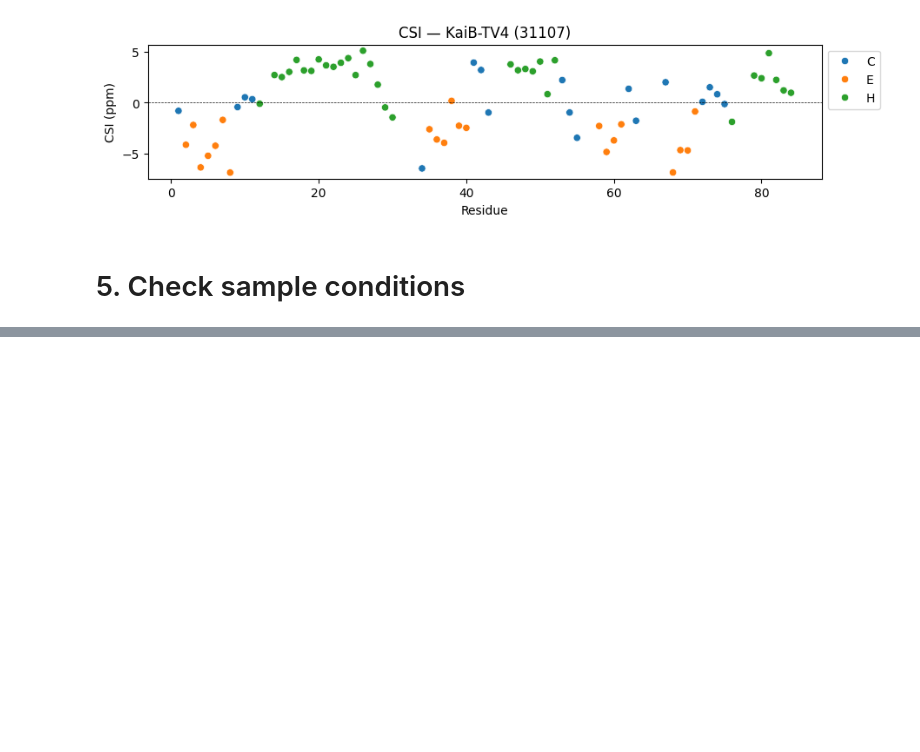
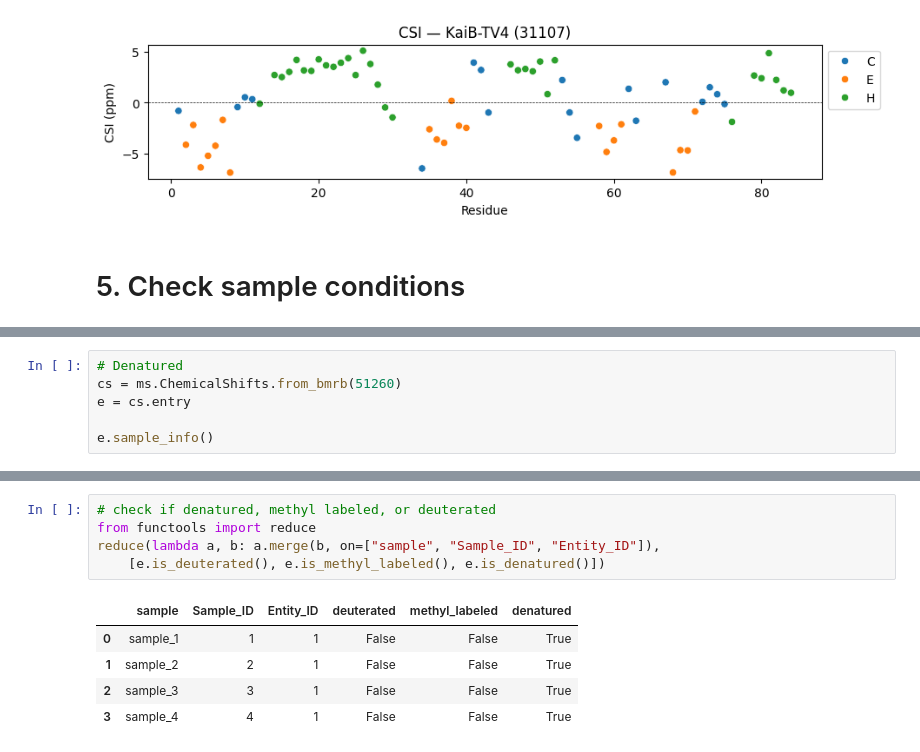
Before and after one commit to WaymentSteeleLab/makeshift, a Jupyter notebook: demos/quick_start.ipynb, the cells around one changed output, grey strips where cells are left out. Drawn from its saved outputs; the diff is of its cells as text; blank space fills up the shorter version.

Commit message:
add sample to sample_info

```diff
--- a/demos/quick_start.ipynb
+++ b/demos/quick_start.ipynb
@@ -124,0 +94,6 @@ Methyl labeled: False
+# %%
+# Denatured
+cs = ms.ChemicalShifts.from_bmrb(51260)
+e = cs.entry
+
+e.sample_info()
@@ -124,0 +118,11 @@ Methyl labeled: False
+# %%
+# check if denatured, methyl labeled, or deuterated
+from functools import reduce
+reduce(lambda a, b: a.merge(b, on=["sample", "Sample_ID", "Entity_ID"]),
+    [e.is_deuterated(), e.is_methyl_labeled(), e.is_denatured()])
+# %% [output]
+|  | sample | Sample_ID | Entity_ID | deuterated | methyl_labeled | denatured |
+| 0 | sample_1 | 1 | 1 | False | False | True |
+| 1 | sample_2 | 2 | 1 | False | False | True |
+| 2 | sample_3 | 3 | 1 | False | False | True |
+| 3 | sample_4 | 4 | 1 | False | False | True |
```
Also changed, not shown: parts of 2 cells of this notebook, 1 other file.
